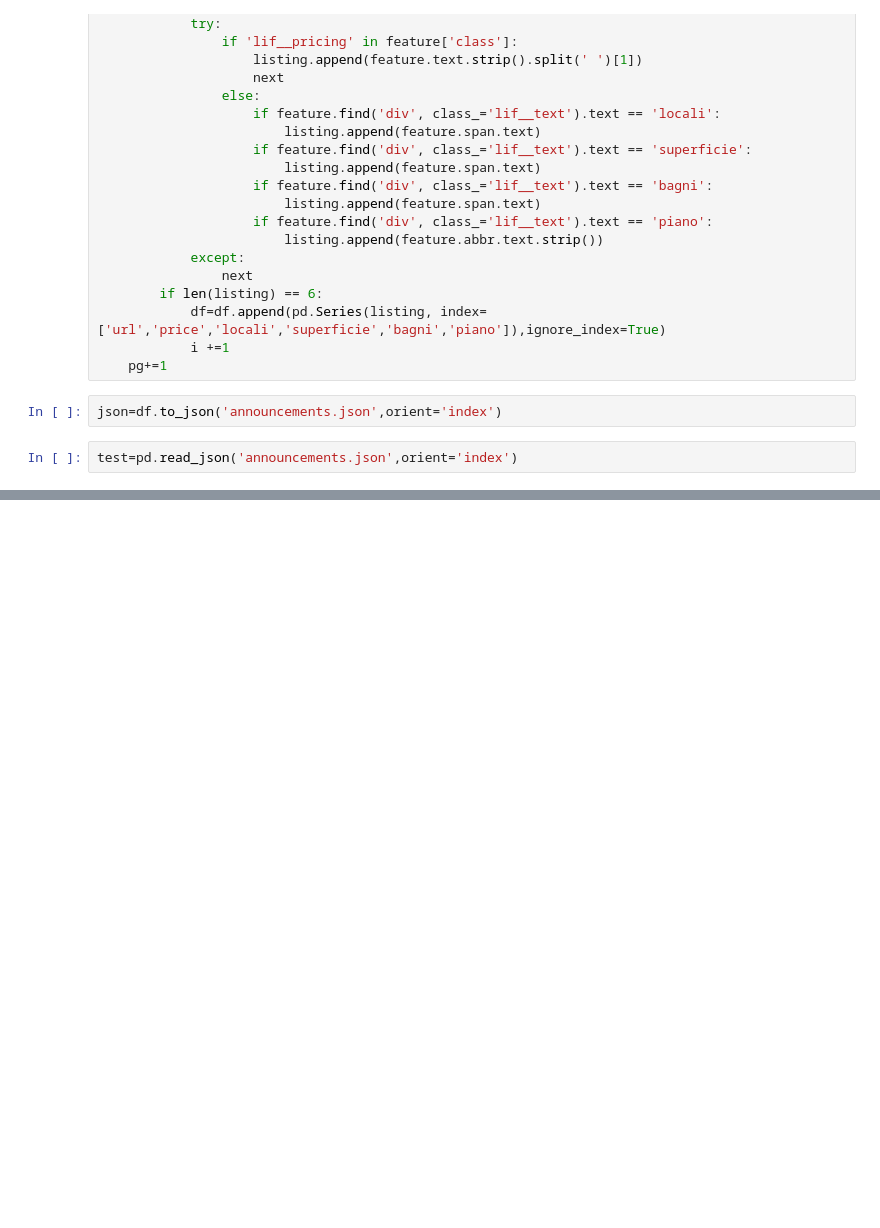
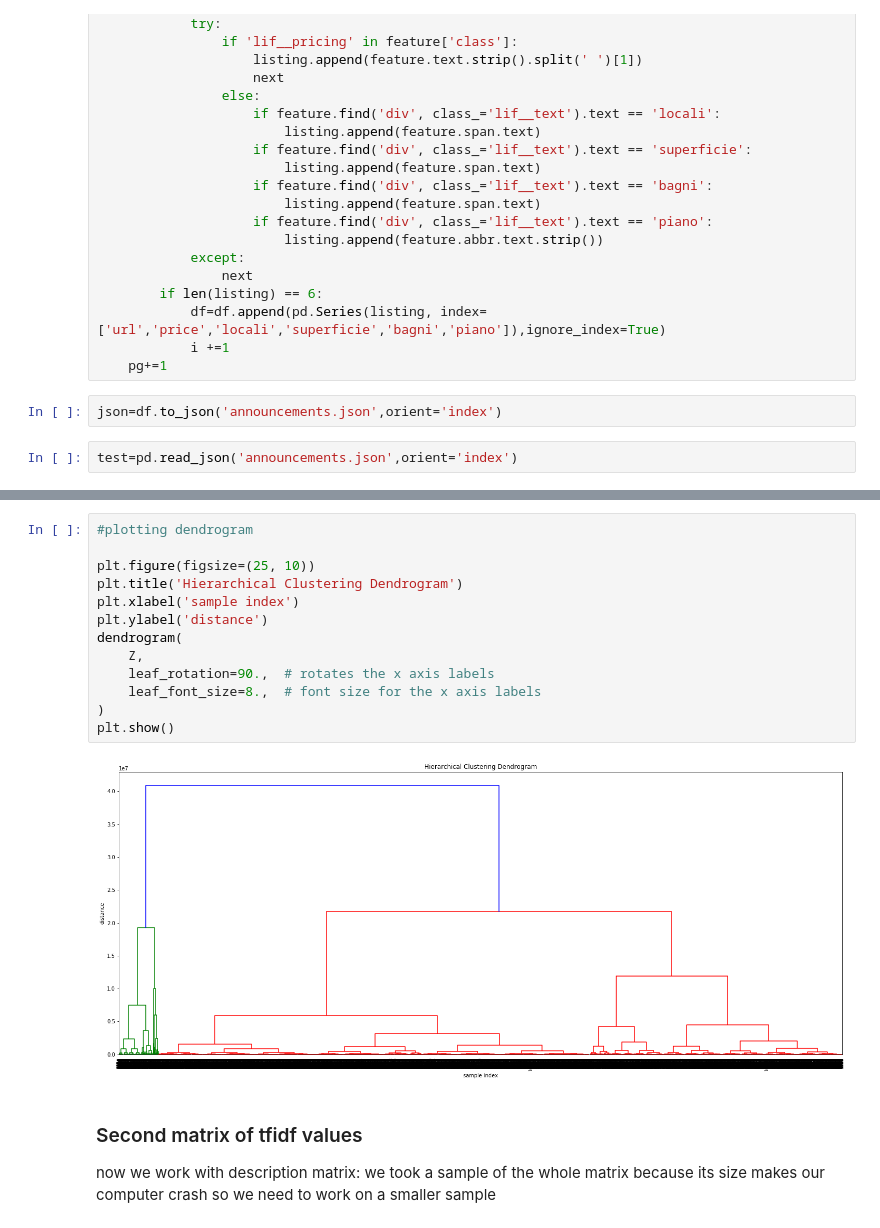
Before and after one commit to jaz93/ADM_HW4, a Jupyter notebook: adm_hw4(data collection).ipynb, the cells around one changed output, grey strips where cells are left out. Saved outputs shown, nothing was run; the diff lists cells and outputs as text; blank space fills up the shorter version.

```diff
--- a/adm_hw4(data collection).ipynb
+++ b/adm_hw4(data collection).ipynb
@@ -47,0 +177,19 @@ test=pd.read_json('announcements.json',orient='index')
+# %%
+#plotting dendrogram
+
+plt.figure(figsize=(25, 10))
+plt.title('Hierarchical Clustering Dendrogram')
+plt.xlabel('sample index')
+plt.ylabel('distance')
+dendrogram(
+    Z,
+    leaf_rotation=90.,  # rotates the x axis labels
+    leaf_font_size=8.,  # font size for the x axis labels
+)
+plt.show()
+# %% [output]
+[figure, added]
+# %% [markdown]
+### Second matrix of tfidf values
+
+now we work with description matrix: we took a sample of the whole matrix because its size makes our computer crash so we need to work on a smaller sample
```
Also changed, not shown: parts of 32 cells of this notebook.
